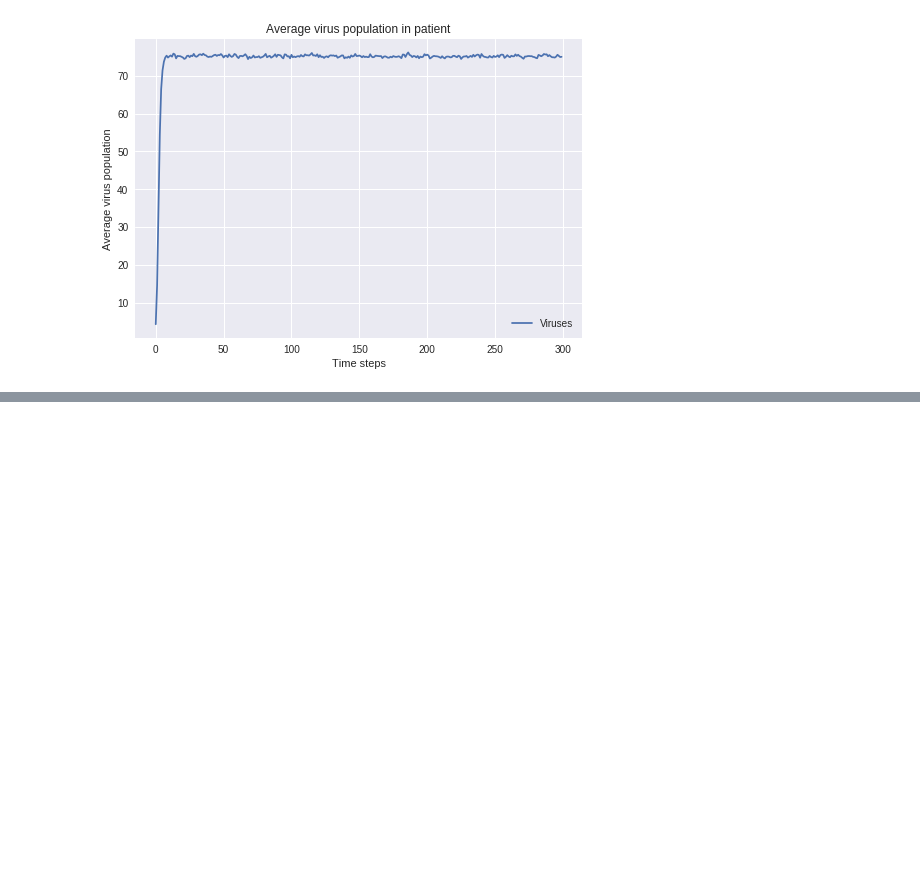
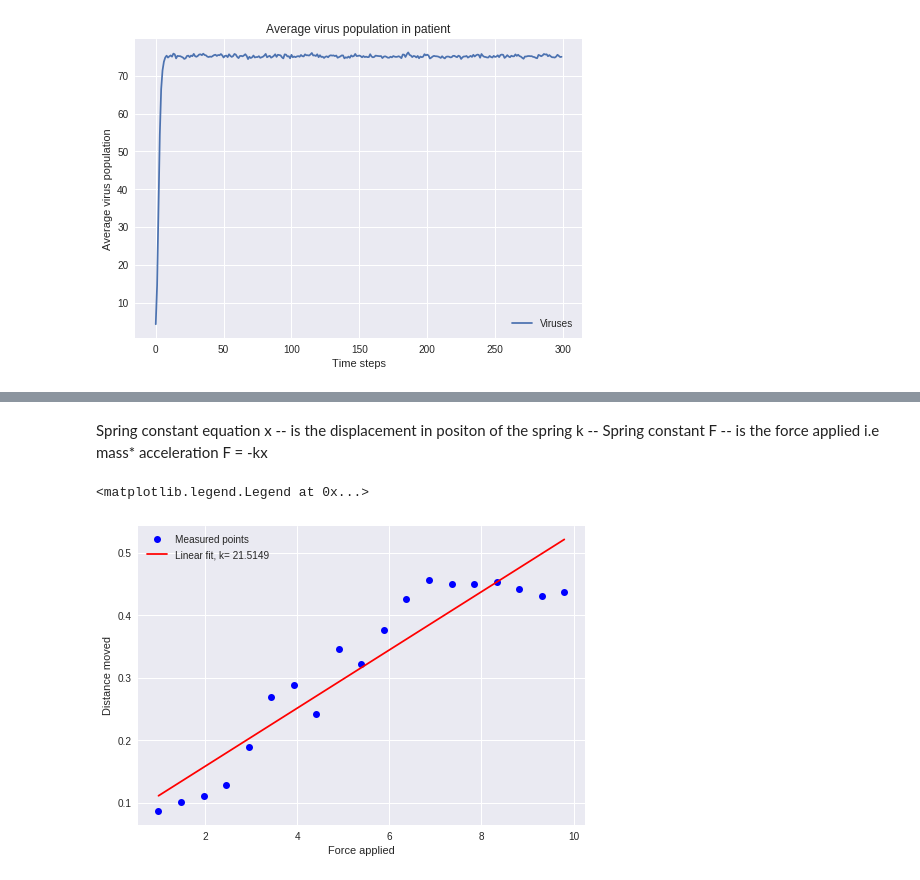
Before and after one commit to rainu1729/data-analysis, a Jupyter notebook: EDXcourse600_2x.ipynb, the cells around one changed output, grey strips where cells are left out. Saved outputs shown, nothing was run; the diff lists cells and outputs as text; code cells hidden in the pictures; blank space fills up the shorter version.

```diff
--- a/EDXcourse600_2x.ipynb
+++ b/EDXcourse600_2x.ipynb
@@ -2584,0 +2610,34 @@ class ResistantVirus(SimpleVirus):
+# %% [markdown]
+Spring constant equation
+x -- is the displacement in positon of the spring
+k -- Spring constant
+F -- is the force applied i.e mass* acceleration
+F = -kx
+# %%
+##yObs distance in meters the spring moved
+##xObs The mass in Kg on the spring
+
+import numpy as np
+
+import matplotlib.pyplot as plt
+
+yObs=np.array([0.0865,0.1015,0.1106,0.1279,0.1892,0.2695,0.2888,0.2425,0.3465,0.3225,0.3764,0.4263,0.4562,0.4502,0.4499,0.4534,0.4416,0.4304,0.437]);
+xObs=np.array([0.1,0.15,0.2,0.25,0.3,0.35,0.4,0.45,0.5,0.55,0.6,0.65,0.7,0.75,0.8,0.85,0.9,0.95,1.0]);
+
+#calculating the force
+xFObs = xObs*9.8
+
+#plotting the observations
+plt.plot(xFObs,yObs,'bo',label='Measured points')
+plt.xlabel('Force applied')
+plt.ylabel('Distance moved')
+
+model=np.polyfit(xFObs,yObs,1) ## a 25 order polynomial will fit correctly
+
+estimYvals = np.polyval(model,xFObs)
+
+plt.plot(xFObs,estimYvals,'r',label='Linear fit, k= '+str(round(1/model[0],4)))
+plt.legend(loc ='best')
+# %% [output]
+<matplotlib.legend.Legend at 0x...>
+[figure, added]
```
Also changed, not shown: parts of 2 cells of this notebook.
